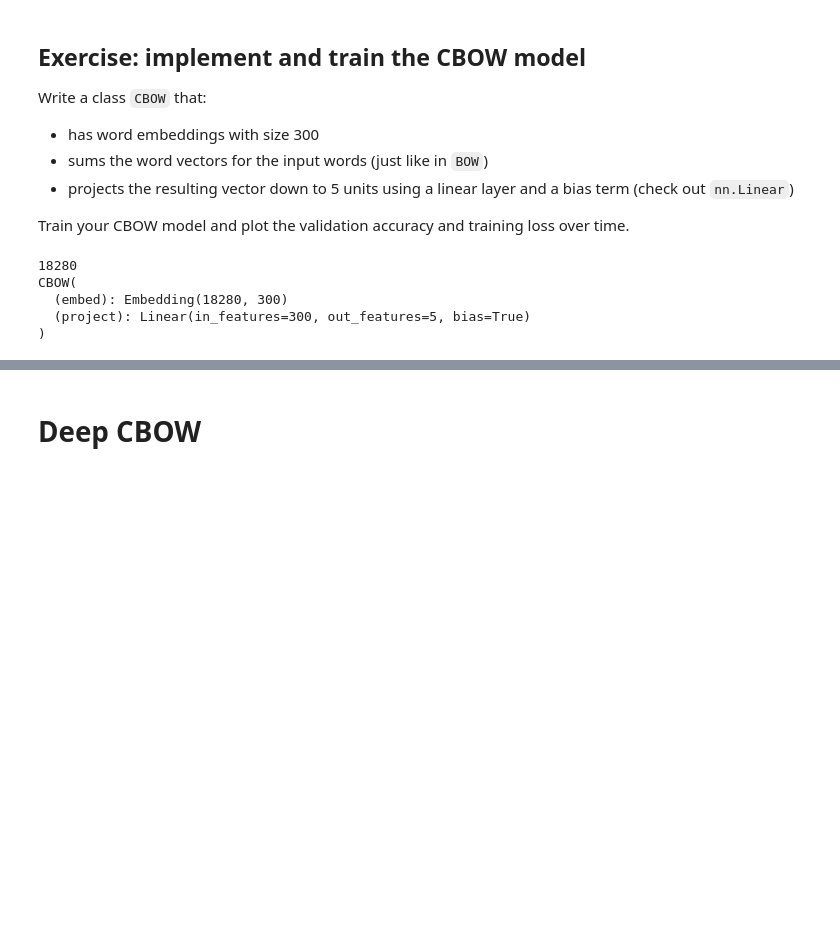
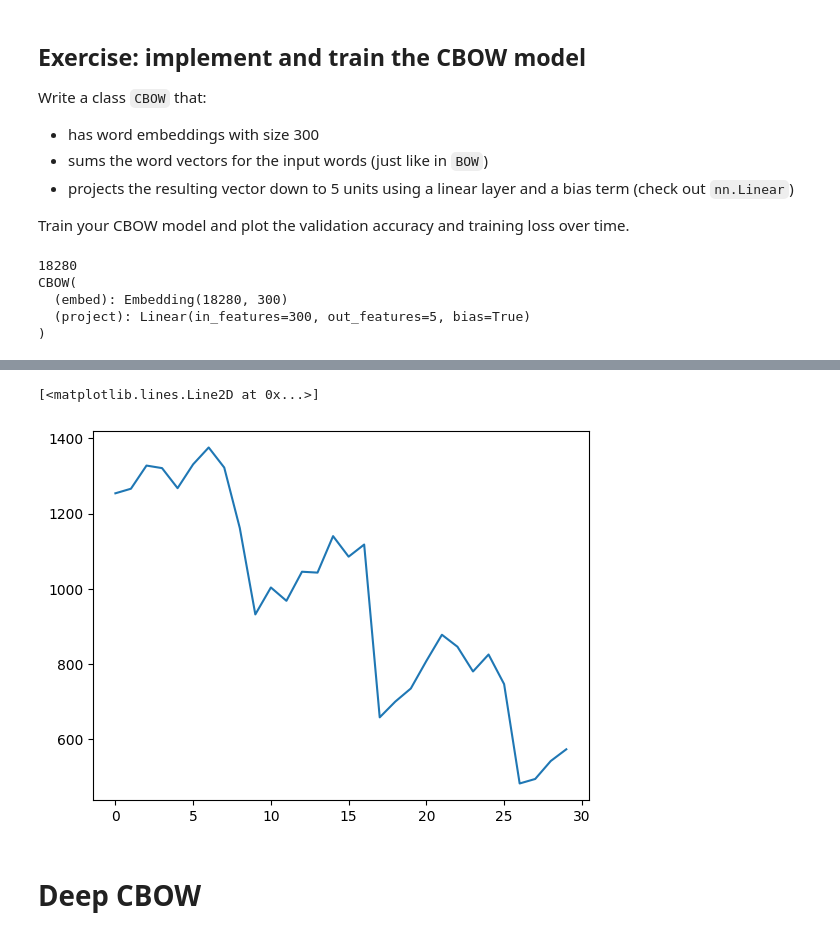
Before and after one commit to stefdewildt/NLP, a Jupyter notebook: NLP1_2025_Practical_2_(student).ipynb, the cells around one changed output, grey strips where cells are left out. Cells and saved outputs as stored; diff of their text form; code cells hidden in the pictures; blank space fills up the shorter version.

```diff
--- a/NLP1_2025_Practical_2_(student).ipynb
+++ b/NLP1_2025_Practical_2_(student).ipynb
@@ -778,3 +830,8 @@ best model iter 14000: train acc=0.4895, dev acc=0.3460, test acc=0.3525
+# %%
+plt.plot(cbow_losses)
+# %% [output]
+[<matplotlib.lines.Line2D at 0x...>]
+[figure, added]
 # %% [markdown]
 # Deep CBOW
 # %% [markdown]
```
Also changed, not shown: parts of 43 cells of this notebook.
